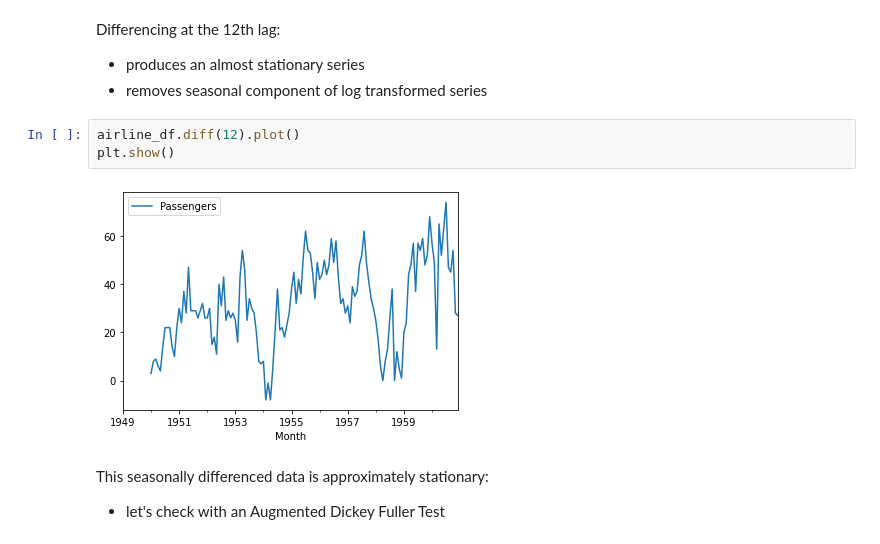
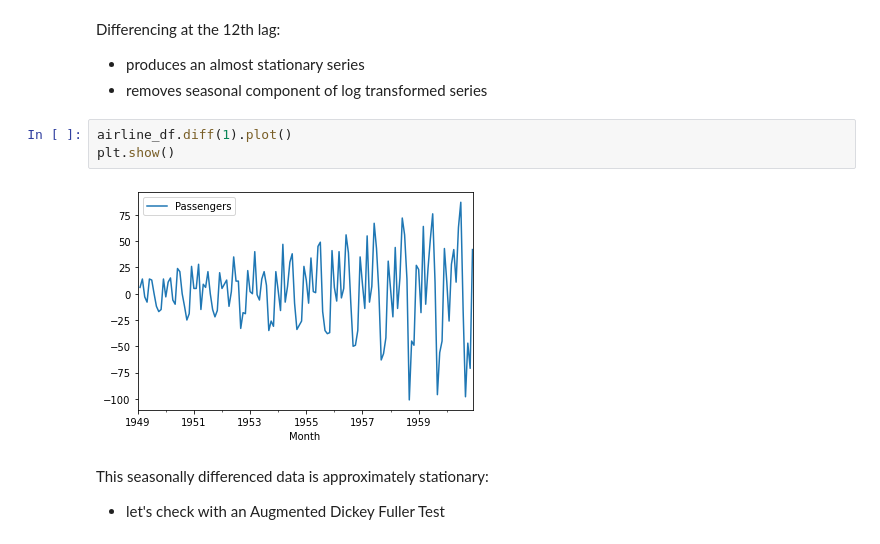
Before and after one commit to anubisftw/DSNYC103122, a Jupyter notebook: Phase4_Topic37_TimeSeries/Time_Series_EDA.ipynb, the cells around one changed output. Drawn from its saved outputs; the diff is of its cells as text.

```diff
--- a/Phase4_Topic37_TimeSeries/Time_Series_EDA.ipynb
+++ b/Phase4_Topic37_TimeSeries/Time_Series_EDA.ipynb
@@ -1043,10 +1061,10 @@ Differencing at the 12th lag:
 - produces an almost stationary series
 - removes seasonal component of log transformed series
 # %%
-airline_df.diff(12).plot()
+airline_df.diff(1).plot()
 plt.show()
 # %% [output]
-[figure, old version]
+[figure, new version]
 # %% [markdown]
 This seasonally differenced data is approximately stationary:
 - let's check with an Augmented Dickey Fuller Test
```
Also changed, not shown: parts of 34 cells of this notebook, 8 other files.
